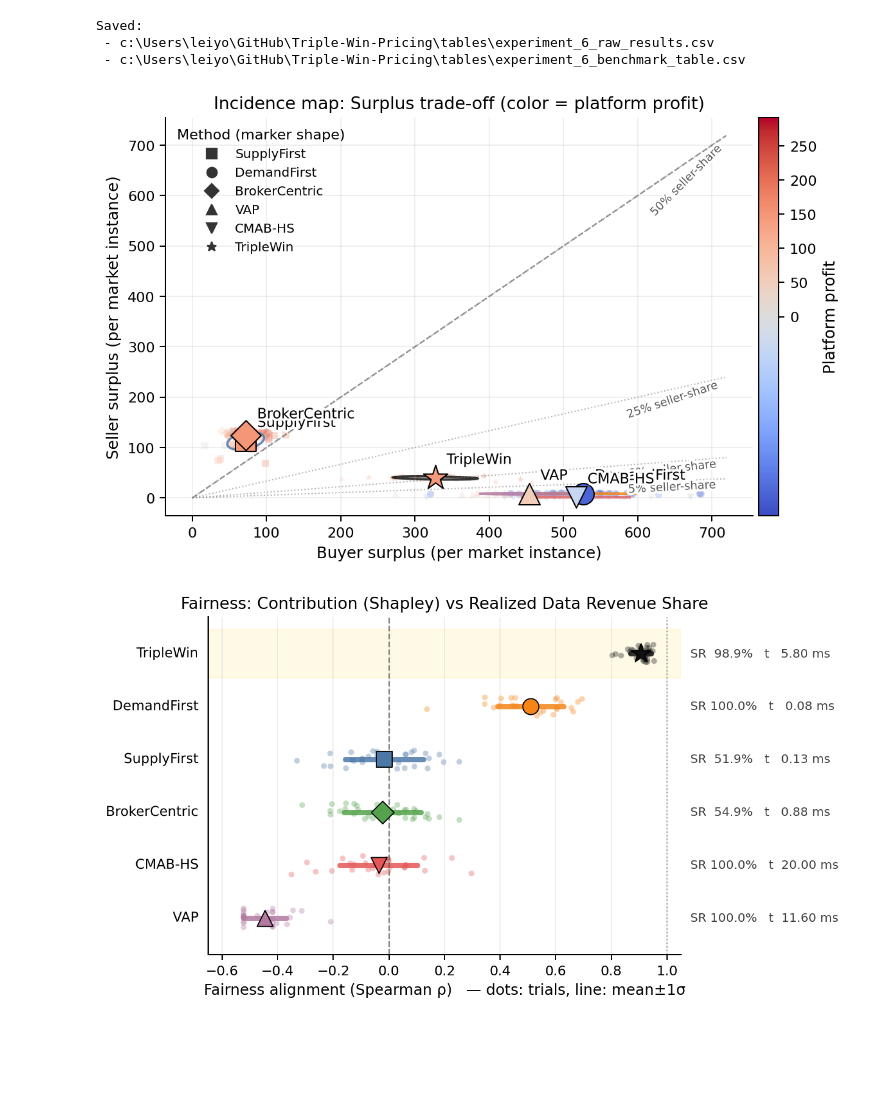
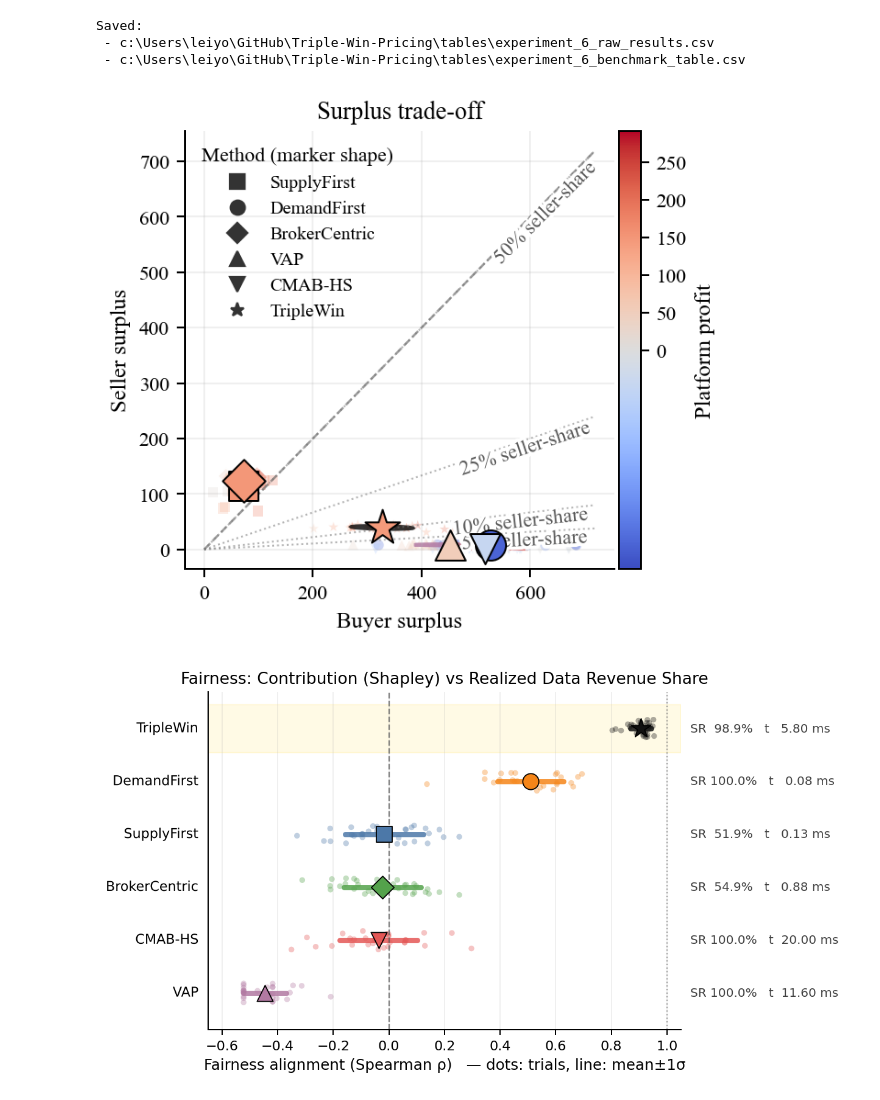
Before and after one commit to youlei202/Triple-Win-Pricing, a Jupyter notebook: notebooks/experiment_6_benchmarking.ipynb, the cells around one changed output. Cells and saved outputs as stored; diff of their text form; code cells hidden in the pictures; blank space fills up the shorter version.

```diff
--- a/notebooks/experiment_6_benchmarking.ipynb
+++ b/notebooks/experiment_6_benchmarking.ipynb
@@ -623,7 +631,7 @@ import matplotlib.pyplot as plt
 OUT_DIR = Path.cwd() / "figures"
 OUT_DIR.mkdir(parents=True, exist_ok=True)
 
-fig, ax = plt.subplots(figsize=(7.2, 4.6), constrained_layout=True)
+fig, ax = plt.subplots(figsize=(4.2, 3.7), constrained_layout=True)
 
 # Color encodes platform profit (diverging around 0)
 pp = df["platform_profit"].to_numpy(dtype=float)
@@ -678,13 +686,13 @@ for method in METHOD_ORDER:
 
     # label
     dx, dy = label_offsets.get(method, (8, 8))
-    txt = ax.annotate(
-        method, (mx, my),
-        xytext=(dx, dy), textcoords="offset points",
-        ha="left", va="bottom",
-        fontsize=10, color="black", zorder=20
-    )
-    txt.set_path_effects(_text_stroke())
+    # txt = ax.annotate(
+    #     method, (mx, my),
+    #     xytext=(dx, dy), textcoords="offset points",
+    #     ha="left", va="bottom",
+    #     fontsize=10, color="black", zorder=20
+    # )
+    # txt.set_path_effects(_text_stroke())
 
 # Reference: equal buyer/seller surplus
 xmin, xmax = ax.get_xlim()
@@ -702,39 +710,39 @@ for s in shares:
     ax.plot(xs, ys, ls=":", lw=0.9, color="0.45", alpha=0.55)
     # label near the end
     lx, ly = xs[-1], ys[-1]
     angle = np.degrees(np.arctan2(ys[-1] - ys[0], xs[-1] - xs[0]))
     lab = ax.text(
         lx * 0.98, ly * 0.98, f"{int(s*100)}% seller-share",
-        fontsize=8, color="0.35",
+        fontsize=10, color="0.35",
         ha="right", va="top", rotation=angle,
         rotation_mode="anchor"
     )
     lab.set_path_effects(_text_stroke())
 
 ax.grid(True)
-ax.set_xlabel("Buyer surplus (per market instance)")
-ax.set_ylabel("Seller surplus (per market instance)")
-ax.set_title("Incidence map: Surplus trade-off (color = platform profit)")
+ax.set_xlabel("Buyer surplus", fontsize=11)
+ax.set_ylabel("Seller surplus", fontsize=11)
+ax.set_title("Surplus trade-off", fontsize=12)
 
 # Colorbar
 cb = fig.colorbar(plt.cm.ScalarMappable(norm=norm, cmap=cmap), ax=ax, pad=0.01)
 cb.set_label("Platform profit")
 
 # Optional: compact marker legend (shapes only)
 handles = [
     Line2D([0], [0], marker=MARKERS[m], lw=0,
            markerfacecolor="0.2", markeredgecolor="0.2",
            label=m, markersize=7)
     for m in METHOD_ORDER
 ]
 ax.legend(handles=handles, title="Method (marker shape)", loc="upper left", frameon=False)
 
 # Save
-fig.savefig(OUT_DIR / "fig1_buyer_vs_seller_surplus.png", dpi=600, bbox_inches="tight")
+# fig.savefig(OUT_DIR / "fig1_buyer_vs_seller_surplus.png", dpi=600, bbox_inches="tight")
 fig.savefig(OUT_DIR / "fig1_buyer_vs_seller_surplus.pdf", bbox_inches="tight")
 plt.show()
 # %% [output]
-[figure, old version]
+[figure, new version]
 # %%
 import numpy as np
 import matplotlib.pyplot as plt
```
Also changed, not shown: parts of 2 cells of this notebook.
